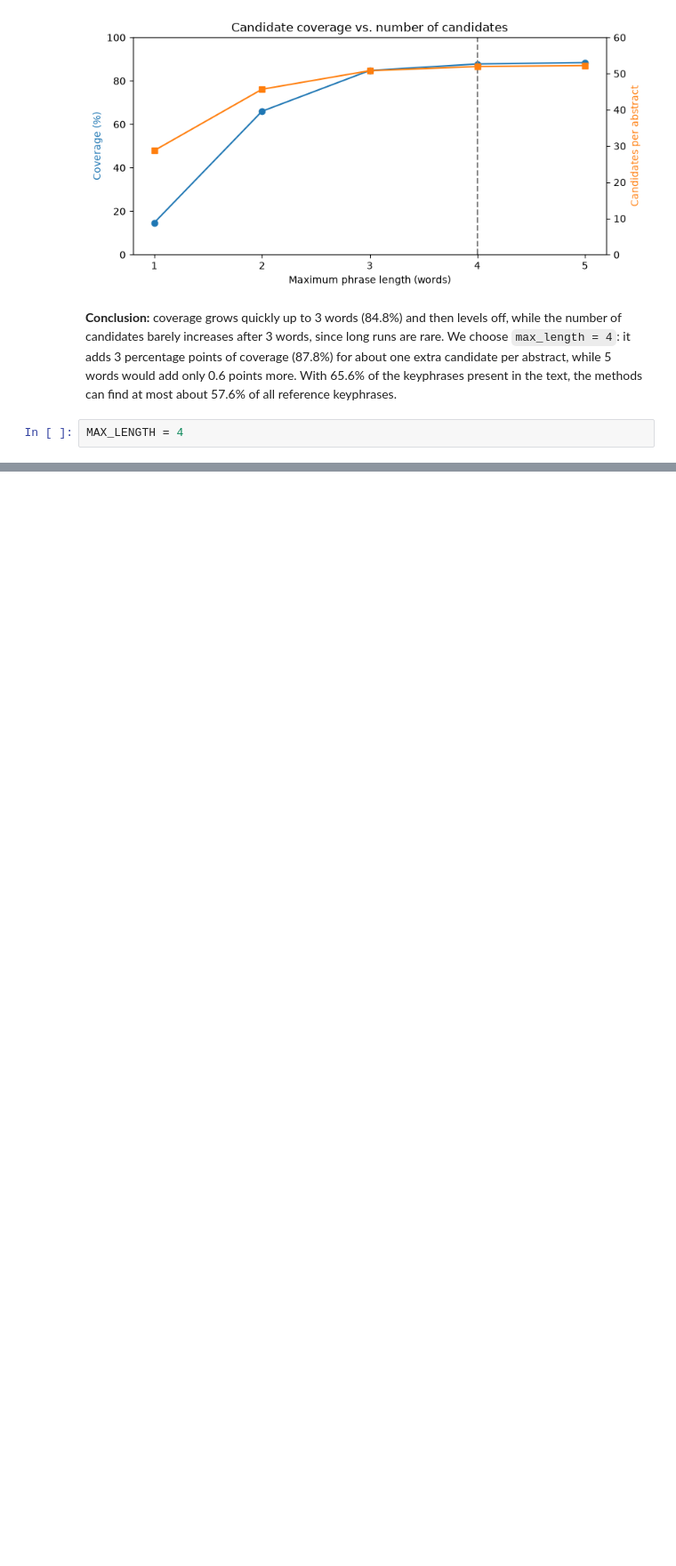
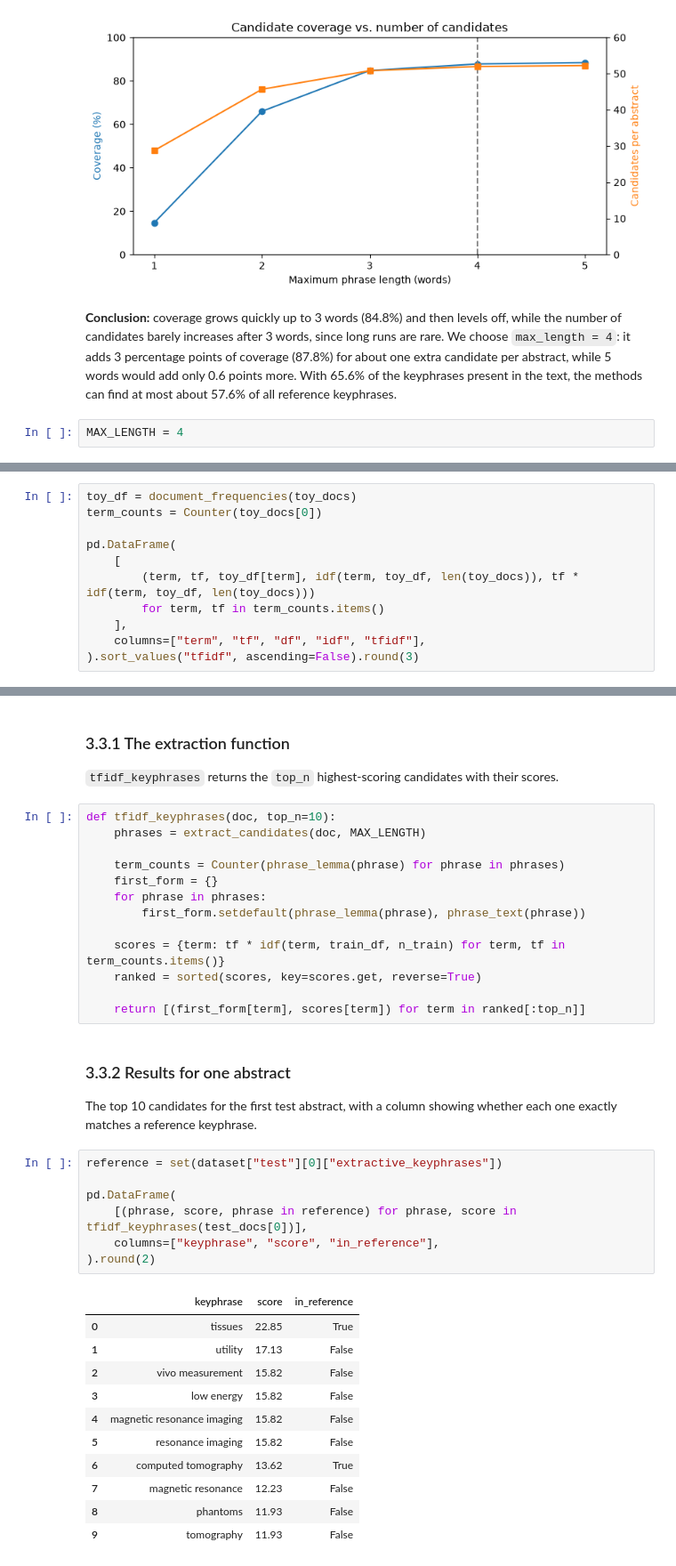
Before and after one commit to FicaBogdan15/keyword-extractor, a Jupyter notebook: keyword_extractor.ipynb, the cells around one changed output, grey strips where cells are left out. Shown at 89% size. Cells and saved outputs as stored; diff of their text form; blank space fills up the shorter version.

```diff
--- a/keyword_extractor.ipynb
+++ b/keyword_extractor.ipynb
@@ -660,0 +709,11 @@ MAX_LENGTH = 4
+# %%
+toy_df = document_frequencies(toy_docs)
+term_counts = Counter(toy_docs[0])
+
+pd.DataFrame(
+    [
+        (term, tf, toy_df[term], idf(term, toy_df, len(toy_docs)), tf * idf(term, toy_df, len(toy_docs)))
+        for term, tf in term_counts.items()
+    ],
+    columns=["term", "tf", "df", "idf", "tfidf"],
+).sort_values("tfidf", ascending=False).round(3)
@@ -660,0 +789,41 @@ MAX_LENGTH = 4
+# %% [markdown]
+### 3.3.1 The extraction function
+
+`tfidf_keyphrases` returns the `top_n` highest-scoring candidates with their scores.
+# %%
+def tfidf_keyphrases(doc, top_n=10):
+    phrases = extract_candidates(doc, MAX_LENGTH)
+
+    term_counts = Counter(phrase_lemma(phrase) for phrase in phrases)
+    first_form = {}
+    for phrase in phrases:
+        first_form.setdefault(phrase_lemma(phrase), phrase_text(phrase))
+
+    scores = {term: tf * idf(term, train_df, n_train) for term, tf in term_counts.items()}
+    ranked = sorted(scores, key=scores.get, reverse=True)
+
+    return [(first_form[term], scores[term]) for term in ranked[:top_n]]
+# %% [markdown]
+### 3.3.2 Results for one abstract
+
+The top 10 candidates for the first test abstract, with a column showing whether
+each one exactly matches a reference keyphrase.
+# %%
+reference = set(dataset["test"][0]["extractive_keyphrases"])
+
+pd.DataFrame(
+    [(phrase, score, phrase in reference) for phrase, score in tfidf_keyphrases(test_docs[0])],
+    columns=["keyphrase", "score", "in_reference"],
+).round(2)
+# %% [output]
+|  | keyphrase | score | in_reference |
+| 0 | tissues | 22.85 | True |
+| 1 | utility | 17.13 | False |
+| 2 | vivo measurement | 15.82 | False |
+| 3 | low energy | 15.82 | False |
+| 4 | magnetic resonance imaging | 15.82 | False |
+| 5 | resonance imaging | 15.82 | False |
+| 6 | computed tomography | 13.62 | True |
+| 7 | magnetic resonance | 12.23 | False |
+| 8 | phantoms | 11.93 | False |
+| 9 | tomography | 11.93 | False |
```
Also changed, not shown: parts of 32 cells of this notebook.
